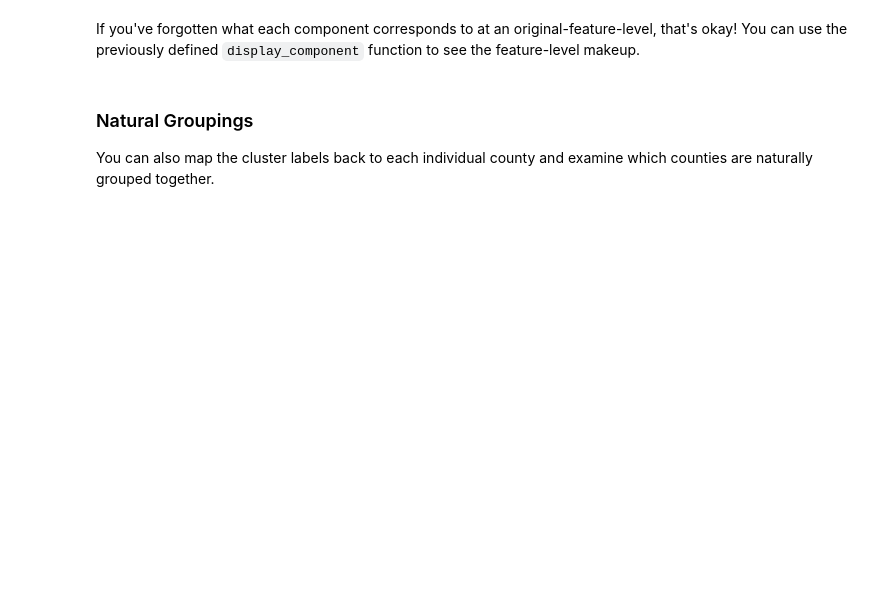
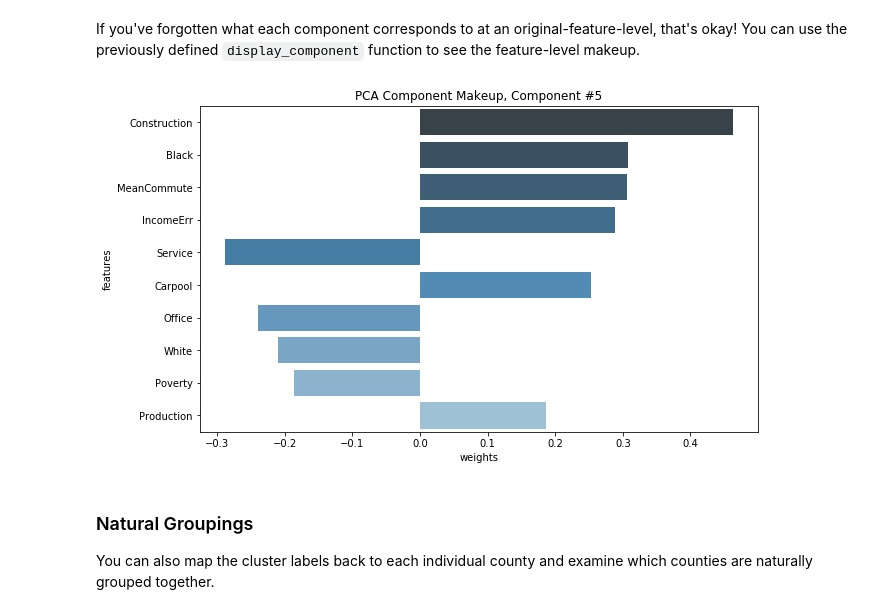
Before and after one commit to benjaminperucco/udacity-nano-mle, a Jupyter notebook: 4 Machine Learning Case Studies/Lesson 1/population_segmentation.ipynb, the cells around one changed output. Cells and saved outputs as stored; diff of their text form; code cells hidden in the pictures; blank space fills up the shorter version.

```diff
--- a/4 Machine Learning Case Studies/Lesson 1/population_segmentation.ipynb
+++ b/4 Machine Learning Case Studies/Lesson 1/population_segmentation.ipynb
@@ -684,8 +985,10 @@ If you've forgotten what each component corresponds to at an original-feature-le
 # %%
 # what do each of these components mean again?
 # let's use the display function, from above
-component_num=7
+component_num=5
 display_component(v, counties_scaled.columns.values, component_num=component_num)
+# %% [output]
+[figure, added]
 # %% [markdown]
 ### Natural Groupings
 
```
Also changed, not shown: parts of 51 cells of this notebook.
